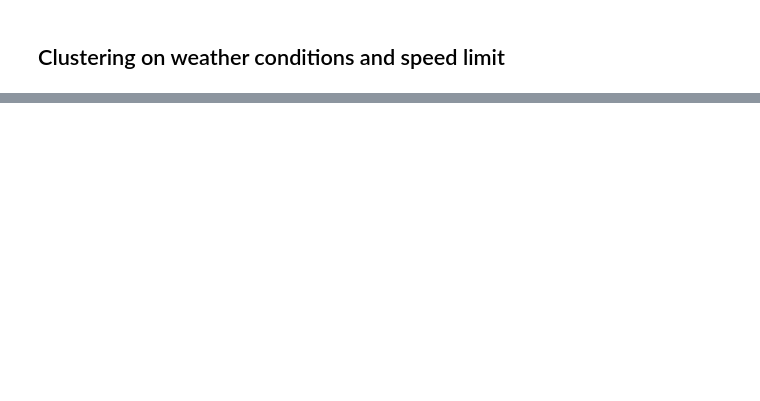
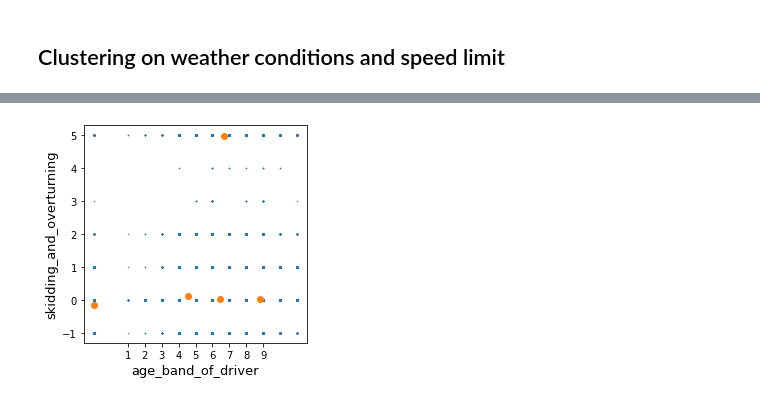
Before and after one commit to jakegodsall/road-traffic-accidents-2019, a Jupyter notebook: notebooks/clustering.ipynb, the cells around one changed output, grey strips where cells are left out. Drawn from its saved outputs; the diff is of its cells as text; code cells hidden in the pictures; blank space fills up the shorter version.

```diff
--- a/notebooks/clustering.ipynb
+++ b/notebooks/clustering.ipynb
@@ -132,22 +132,2 @@ fig.savefig(plots_dir / 'accident_clusters')
 # %% [markdown]
 ## Clustering on weather conditions and speed limit
-# %%
-speed_weather = accidents.filter(['weather_conditions', 'speed_limit'])
-
-km = KMeans(n_clusters=12)
-
-sw_centers = list(zip(*km.fit(speed_weather).cluster_centers_))
-
-import matplotlib.pyplot as plt
-
-figure = plt.subplots(figsize=(4,4))
-
-plt.scatter(accidents['weather_conditions'], accidents['speed_limit'], s=0.2)
-plt.scatter(sw_centers[0], sw_centers[1])
-plt.ylabel('speed limit (mph)')
-plt.xlabel('weather conditions')
-plt.xticks(range(1, 10))
-
-plt.show()
-
-# clusters are around 2 so means raining
@@ -155,0 +134,5 @@ plt.show()
+# %%
+accidents_vehicles = pd.merge(accidents, vehicles, on='accident_index')
+avc = pd.merge(accidents_vehicles, casualties, on='accident_index')
+
+avc.columns
@@ -155,0 +157,22 @@ plt.show()
+# %%
+def clusterer(df, x_col, y_col, n_clusters=5):
+    df = df.filter([x_col, y_col])
+
+    km = KMeans(n_clusters = n_clusters)
+
+    centers = list(zip(*km.fit(df).cluster_centers_))
+
+    plt.subplots(figsize=(4, 4))
+
+    plt.scatter(df[x_col], df[y_col], s=0.2)
+    plt.scatter(centers[0], centers[1])
+    plt.ylabel(y_col, fontsize=13)
+    plt.xlabel(x_col, fontsize=13)
+    plt.xticks(range(1, 10))
+
+    plt.show()
+# %%
+# clustering on age band of the driver and overturning
+clusterer(avc, 'age_band_of_driver', 'skidding_and_overturning')
+# %% [output]
+[figure, added]
```
Also changed, not shown: parts of 10 cells of this notebook.
